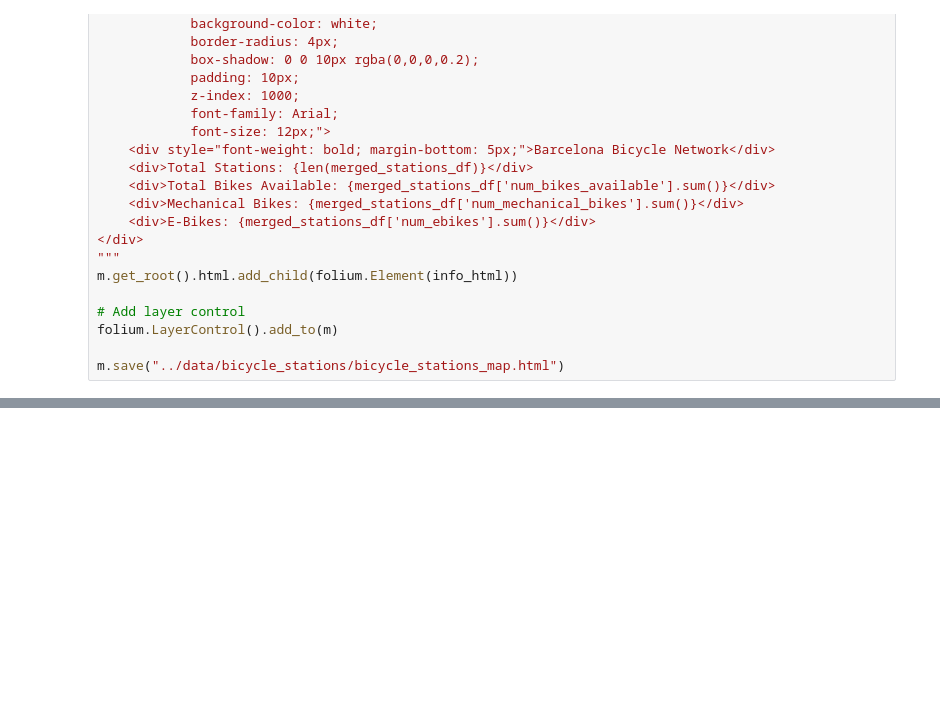
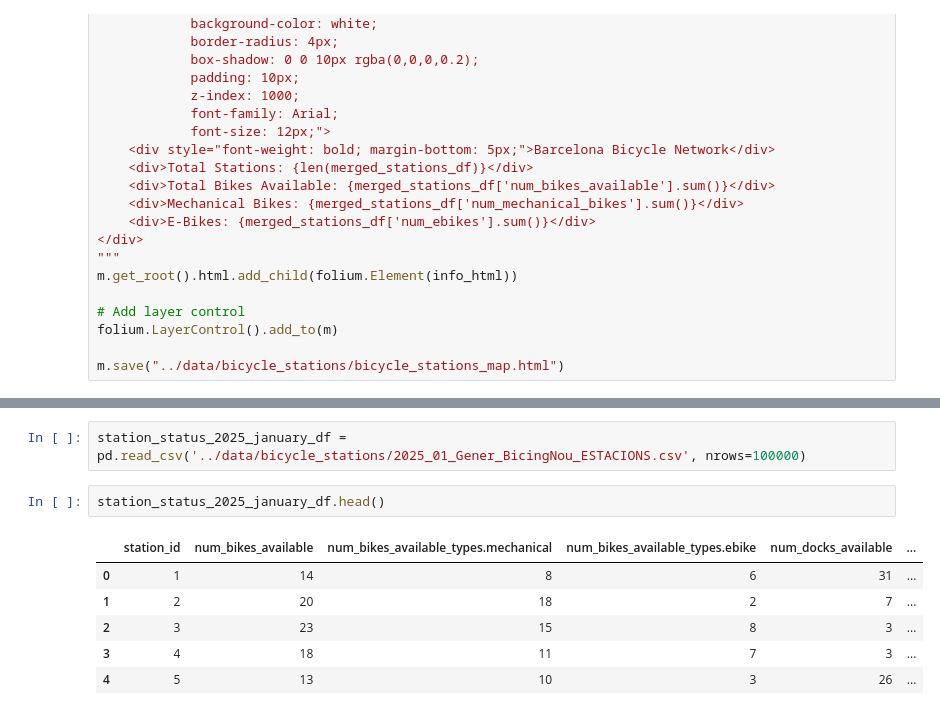
Before and after one commit to akossch0/dmt-1, a Jupyter notebook: notebooks/eda_bicycle_stations.ipynb, the cells around one changed output, grey strips where cells are left out. Drawn from its saved outputs; the diff is of its cells as text; blank space fills up the shorter version.

```diff
--- a/notebooks/eda_bicycle_stations.ipynb
+++ b/notebooks/eda_bicycle_stations.ipynb
@@ -428,0 +525,11 @@ m.save("../data/bicycle_stations/bicycle_stations_map.html")
+# %%
+station_status_2025_january_df = pd.read_csv('../data/bicycle_stations/2025_01_Gener_BicingNou_ESTACIONS.csv', nrows=100000)
+# %%
+station_status_2025_january_df.head()
+# %% [output]
+|  | station_id | num_bikes_available | num_bikes_available_types.mechanical | num_bikes_available_types.ebike | num_docks_available | ... |
+| 0 | 1 | 14 | 8 | 6 | 31 | ... |
+| 1 | 2 | 20 | 18 | 2 | 7 | ... |
+| 2 | 3 | 23 | 15 | 8 | 3 | ... |
+| 3 | 4 | 18 | 11 | 7 | 3 | ... |
+| 4 | 5 | 13 | 10 | 3 | 26 | ... |
```
Also changed, not shown: parts of 7 cells of this notebook, 4 other files.
